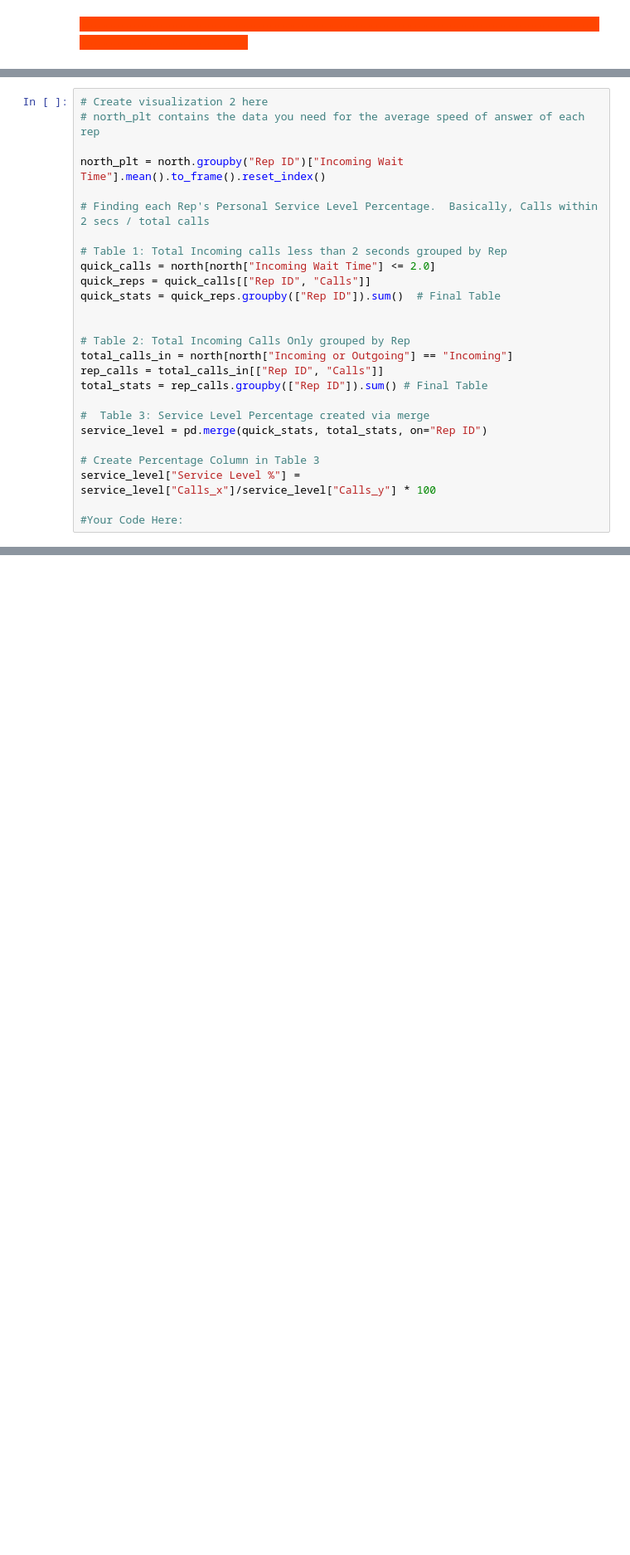
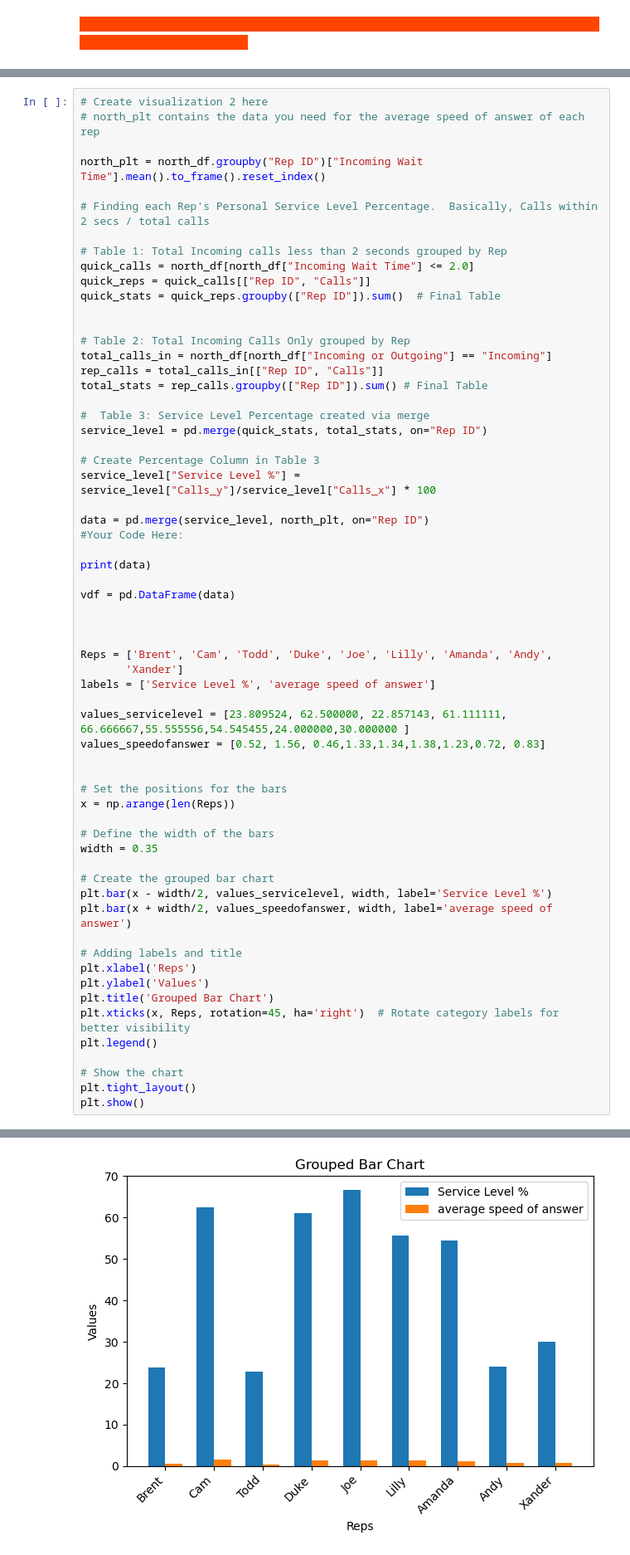
Before and after one commit to VasanthiBodasingi/call-center-cleanup-assignment, a Jupyter notebook: Call_Center_Cleanup.ipynb, the cells around one changed output, grey strips where cells are left out. Shown: that part at 83% size. Drawn from its saved outputs; the diff is of its cells as text; blank space fills up the shorter version.

```diff
--- a/Call_Center_Cleanup.ipynb
+++ b/Call_Center_Cleanup.ipynb
@@ -501,18 +529,18 @@ plt.show()
 # Create visualization 2 here
 # north_plt contains the data you need for the average speed of answer of each rep
 
-north_plt = north.groupby("Rep ID")["Incoming Wait Time"].mean().to_frame().reset_index()
+north_plt = north_df.groupby("Rep ID")["Incoming Wait Time"].mean().to_frame().reset_index()
 
 # Finding each Rep's Personal Service Level Percentage.  Basically, Calls within 2 secs / total calls
 
 # Table 1: Total Incoming calls less than 2 seconds grouped by Rep
-quick_calls = north[north["Incoming Wait Time"] <= 2.0]
+quick_calls = north_df[north_df["Incoming Wait Time"] <= 2.0]
 quick_reps = quick_calls[["Rep ID", "Calls"]]
 quick_stats = quick_reps.groupby(["Rep ID"]).sum()  # Final Table
 
 
 # Table 2: Total Incoming Calls Only grouped by Rep
-total_calls_in = north[north["Incoming or Outgoing"] == "Incoming"]
+total_calls_in = north_df[north_df["Incoming or Outgoing"] == "Incoming"]
 rep_calls = total_calls_in[["Rep ID", "Calls"]]
 total_stats = rep_calls.groupby(["Rep ID"]).sum() # Final Table
 
@@ -520,7 +548,43 @@ total_stats = rep_calls.groupby(["Rep ID"]).sum() # Final Table
 service_level = pd.merge(quick_stats, total_stats, on="Rep ID")
 
 # Create Percentage Column in Table 3
-service_level["Service Level %"] = service_level["Calls_x"]/service_level["Calls_y"] * 100
+service_level["Service Level %"] = service_level["Calls_y"]/service_level["Calls_x"] * 100
 
+data = pd.merge(service_level, north_plt, on="Rep ID")
 #Your Code Here:
+
+print(data)
+
+vdf = pd.DataFrame(data)
+
+
+
+Reps = ['Brent', 'Cam', 'Todd', 'Duke', 'Joe', 'Lilly', 'Amanda', 'Andy',
+       'Xander']
+labels = ['Service Level %', 'average speed of answer']
+
+values_servicelevel = [23.809524, 62.500000, 22.857143, 61.111111, 66.666667,55.555556,54.545455,24.000000,30.000000 ]
+values_speedofanswer = [0.52, 1.56, 0.46,1.33,1.34,1.38,1.23,0.72, 0.83]
+
+
+# Set the positions for the bars
+x = np.arange(len(Reps))
+
+# Define the width of the bars
+width = 0.35
+
+# Create the grouped bar chart
+plt.bar(x - width/2, values_servicelevel, width, label='Service Level %')
+plt.bar(x + width/2, values_speedofanswer, width, label='average speed of answer')
+
+# Adding labels and title
+plt.xlabel('Reps')
+plt.ylabel('Values')
+plt.title('Grouped Bar Chart')
+plt.xticks(x, Reps, rotation=45, ha='right')  # Rotate category labels for better visibility
+plt.legend()
+
+# Show the chart
+plt.tight_layout()
+plt.show()
 # %% [output]
@@ -528,3 +601,4 @@ NameError: name 'north' is not defined
+[figure, added]
 # %% [markdown]
 #### Visualization 3: For each type of call purpose, how many calls are outgoing vs. incoming?
 ##### Record your answer by double clicking here:
```
Also changed, not shown: parts of 21 cells of this notebook.
